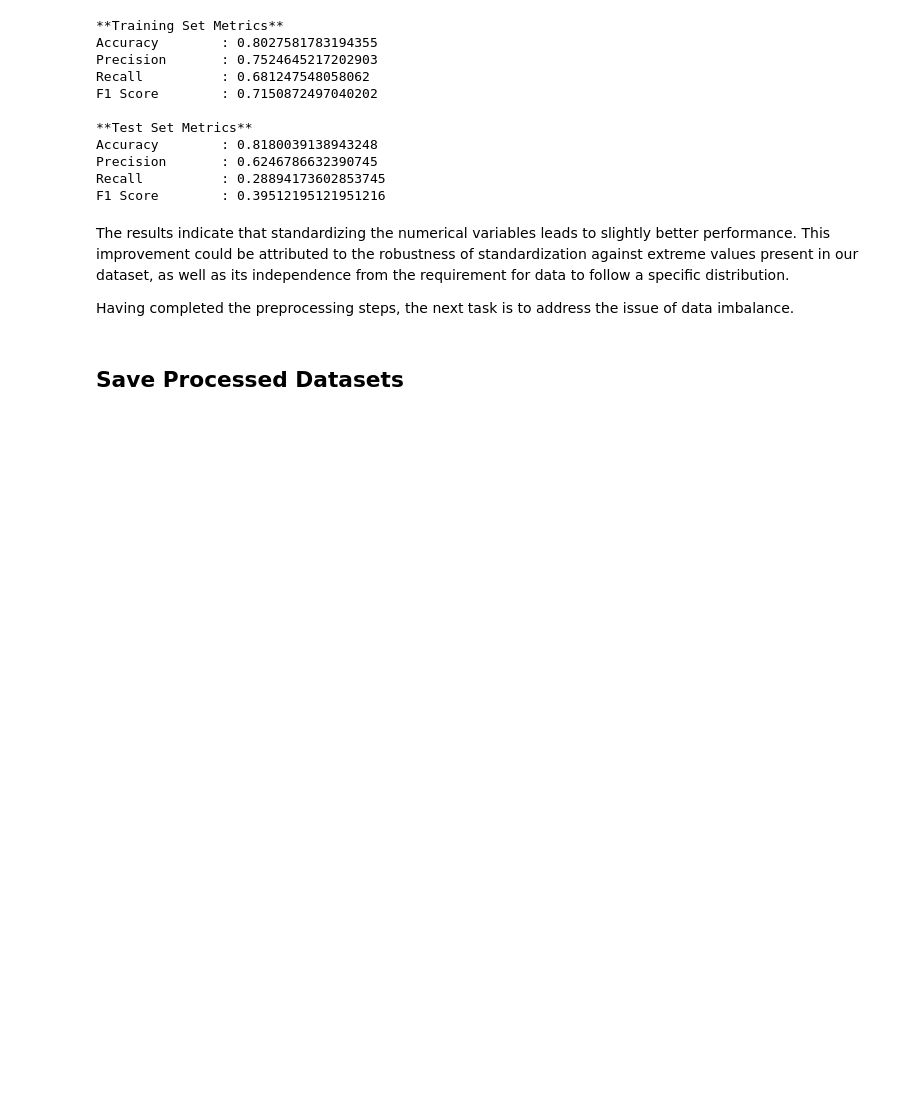
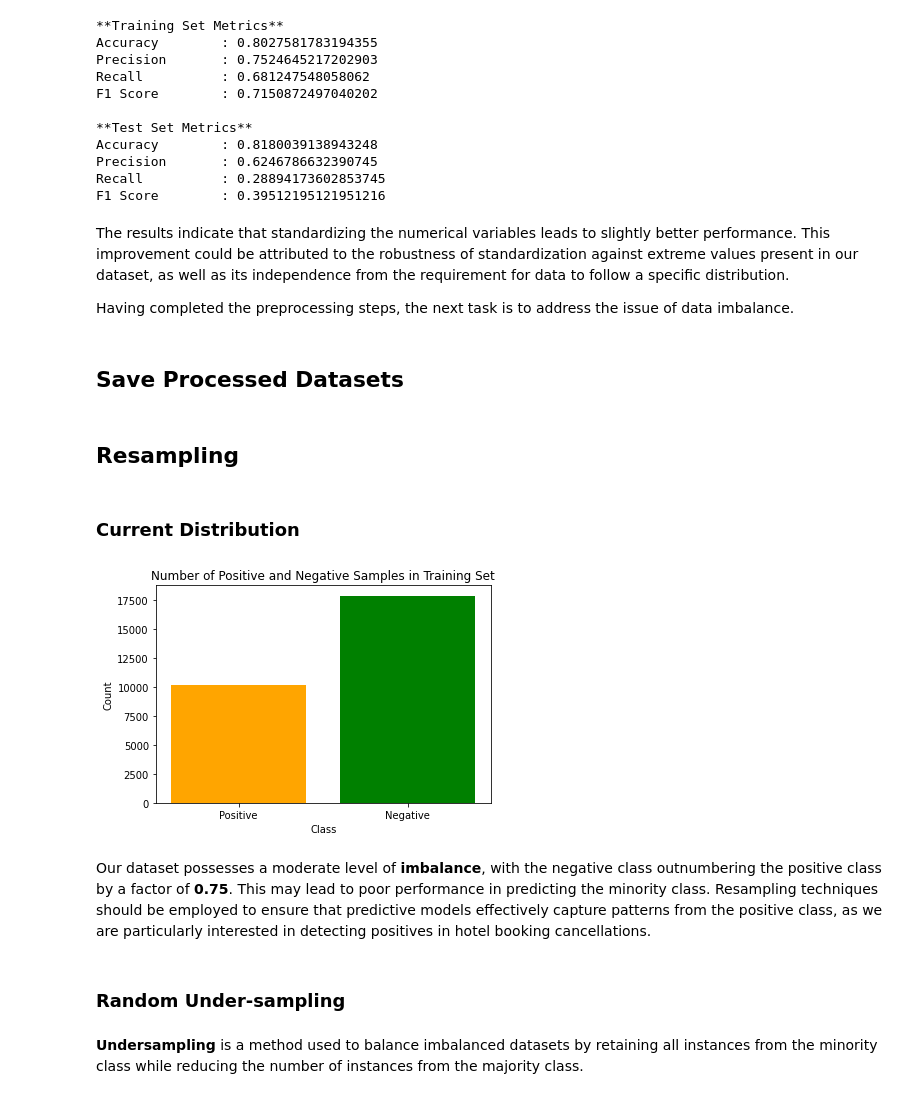
Before and after one commit to suyatinglaura/CS3244_Reservation_Cancellations_Prediction, a Jupyter notebook: Data Pre-Processing.ipynb, the cells around one changed output. Cells and saved outputs as stored; diff of their text form; code cells hidden in the pictures; blank space fills up the shorter version.

Commit message:
move resampling to preprocessing

```diff
--- a/Data Pre-Processing.ipynb
+++ b/Data Pre-Processing.ipynb
@@ -372,3 +377,25 @@ Y_test.to_csv('Data/y_test.csv', index = False)
 columns = pd.DataFrame({'Columns':list(encoded_cat_cols)+list(scaled_num_cols)})
 # %%
 columns.to_csv('Data/basic_model_columns.csv', index=False)
+# %% [markdown]
+## Resampling
+# %% [markdown]
+### Current Distribution
+# %%
+num_positive = np.sum(y_train == 1)[0]
+num_negative = np.sum(y_train == 0)[0]
+
+# Plotting
+plt.bar(['Positive', 'Negative'], [num_positive, num_negative], color=['orange', 'green'])
+plt.title('Number of Positive and Negative Samples in Training Set')
+plt.xlabel('Class')
+plt.ylabel('Count')
+plt.show()
+# %% [output]
+[figure, added]
+# %% [markdown]
+Our dataset possesses a moderate level of **imbalance**, with the negative class outnumbering the positive class by a factor of **0.75**. This may lead to poor performance in predicting the minority class. Resampling techniques should be employed to ensure that predictive models effectively capture patterns from the positive class, as we are particularly interested in detecting positives in hotel booking cancellations.
+# %% [markdown]
+### Random Under-sampling
+# %% [markdown]
+**Undersampling** is a method used to balance imbalanced datasets by retaining all instances from the minority class while reducing the number of instances from the majority class.
```
Also changed, not shown: parts of 21 cells of this notebook.
